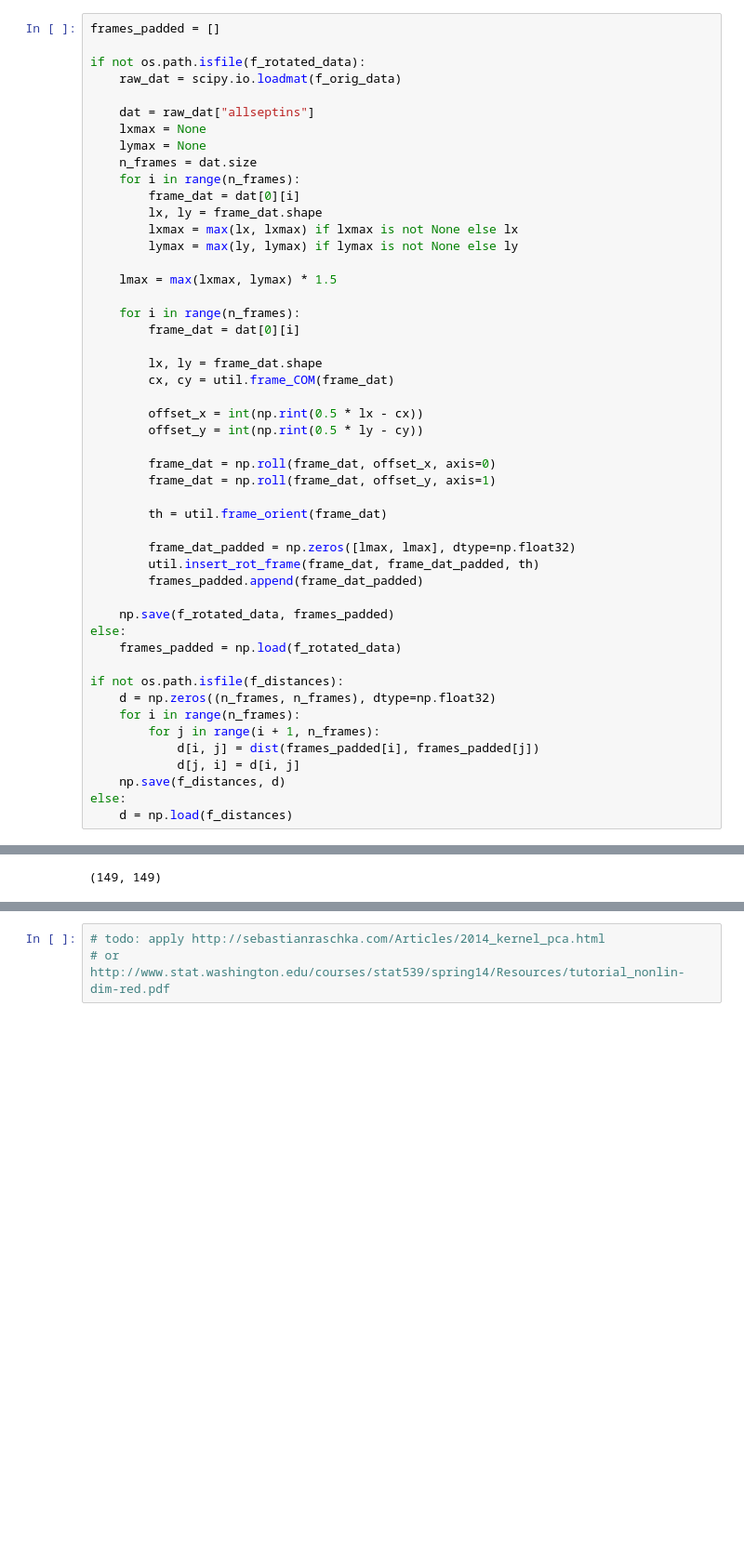
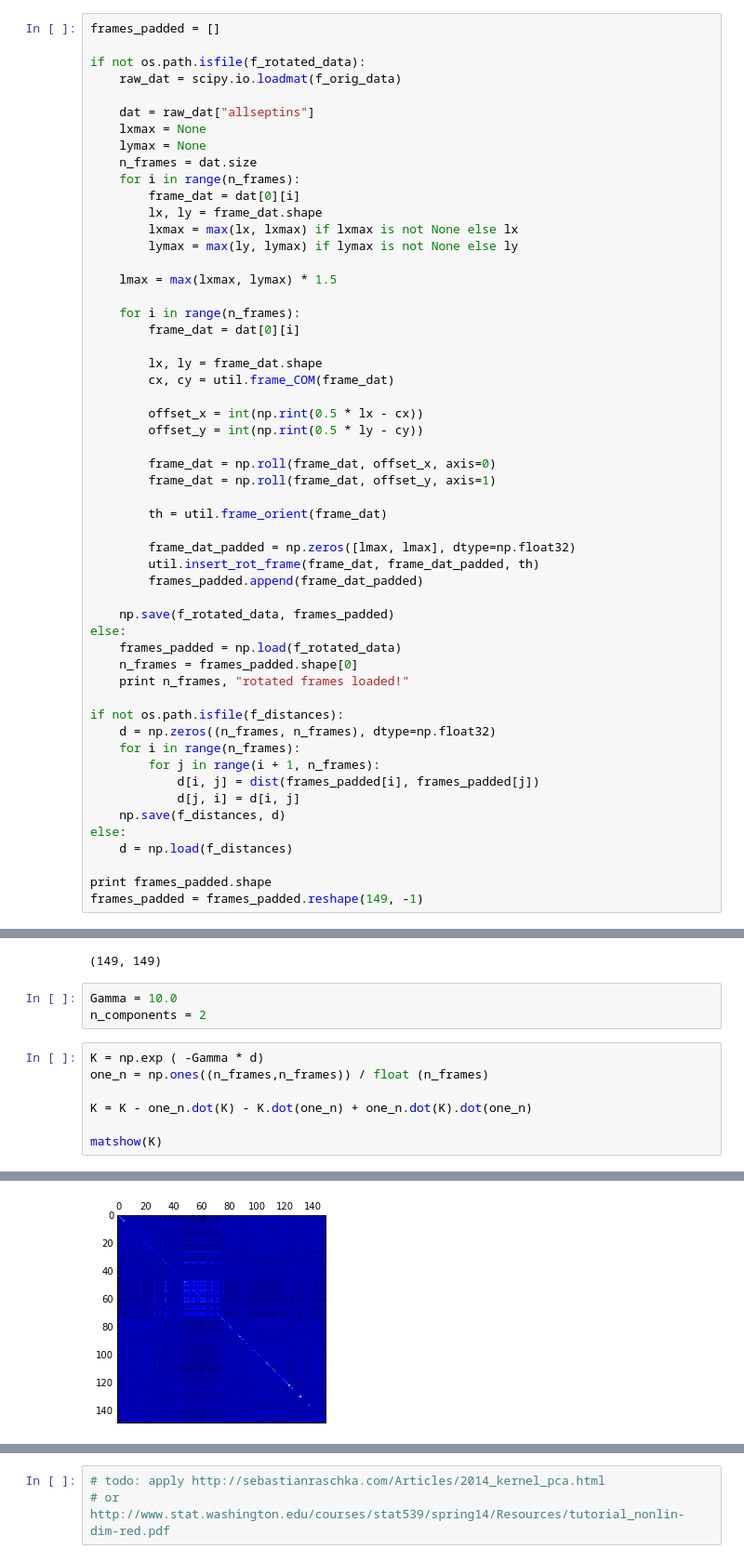
Before and after one commit to MohsenSadeghi/Super-resolution, a Jupyter notebook: notebook.ipynb, the cells around one changed output, grey strips where cells are left out. Shown at 93% size. Cells and saved outputs as stored; diff of their text form; blank space fills up the shorter version.

```diff
--- a/notebook.ipynb
+++ b/notebook.ipynb
@@ -63,6 +65,8 @@ if not os.path.isfile(f_rotated_data):
     np.save(f_rotated_data, frames_padded)
 else:
     frames_padded = np.load(f_rotated_data)
+    n_frames = frames_padded.shape[0]
+    print n_frames, "rotated frames loaded!"
 
 if not os.path.isfile(f_distances):
     d = np.zeros((n_frames, n_frames), dtype=np.float32)
@@ -73,3 +77,6 @@ if not os.path.isfile(f_distances):
     np.save(f_distances, d)
 else:
     d = np.load(f_distances)
+
+print frames_padded.shape
+frames_padded = frames_padded.reshape(149, -1)
@@ -82,3 +92,14 @@ plt.matshow(d)
 print d.shape
 # %% [output]
 (149, 149)
+# %%
+Gamma = 10.0
+n_components = 2
+# %%
+K = np.exp ( -Gamma * d)
+one_n = np.ones((n_frames,n_frames)) / float (n_frames)
+
+K = K - one_n.dot(K) - K.dot(one_n) + one_n.dot(K).dot(one_n)
+
+matshow(K)
+# %% [output]
@@ -84,0 +107 @@ print d.shape
+[figure, added]
```
Also changed, not shown: parts of 15 cells of this notebook.
